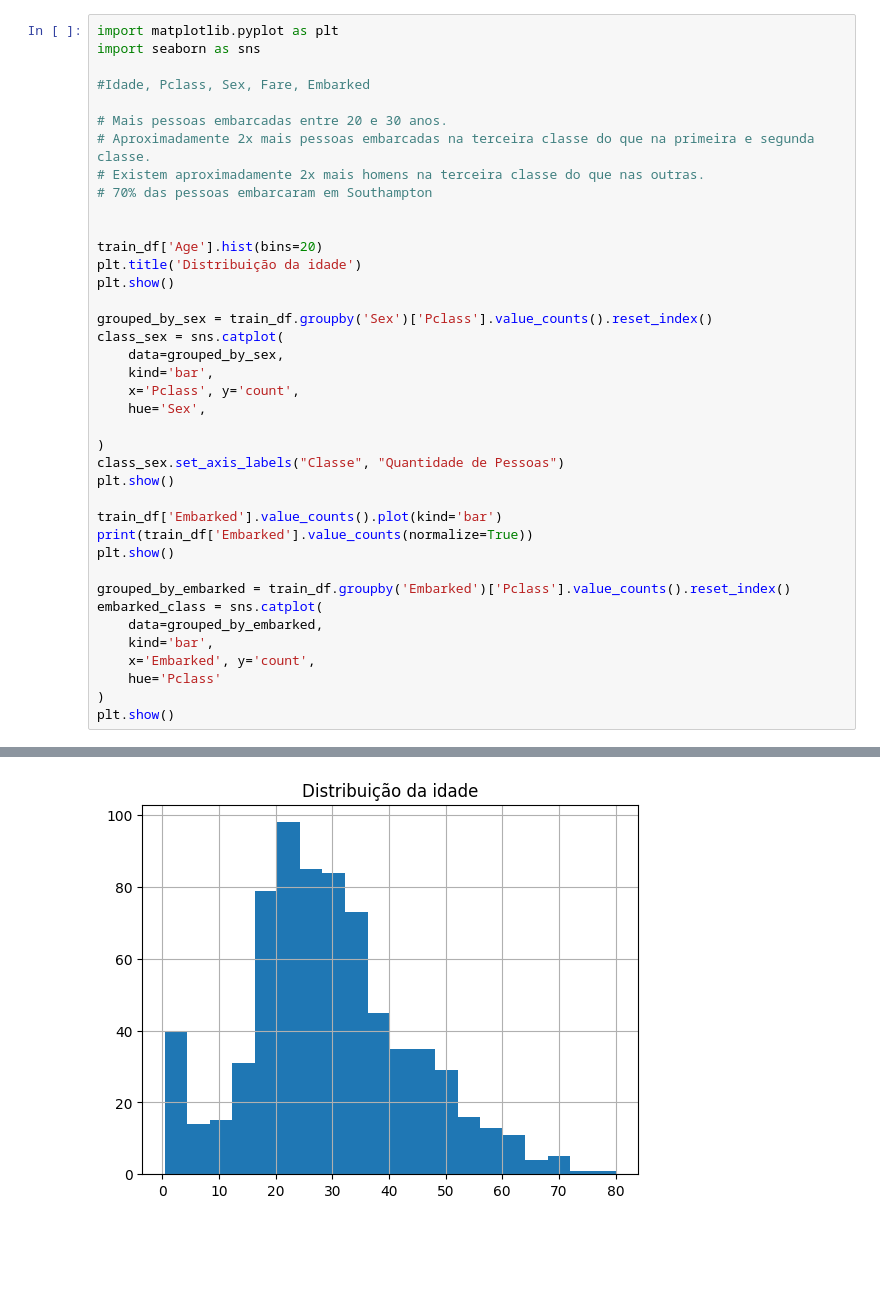
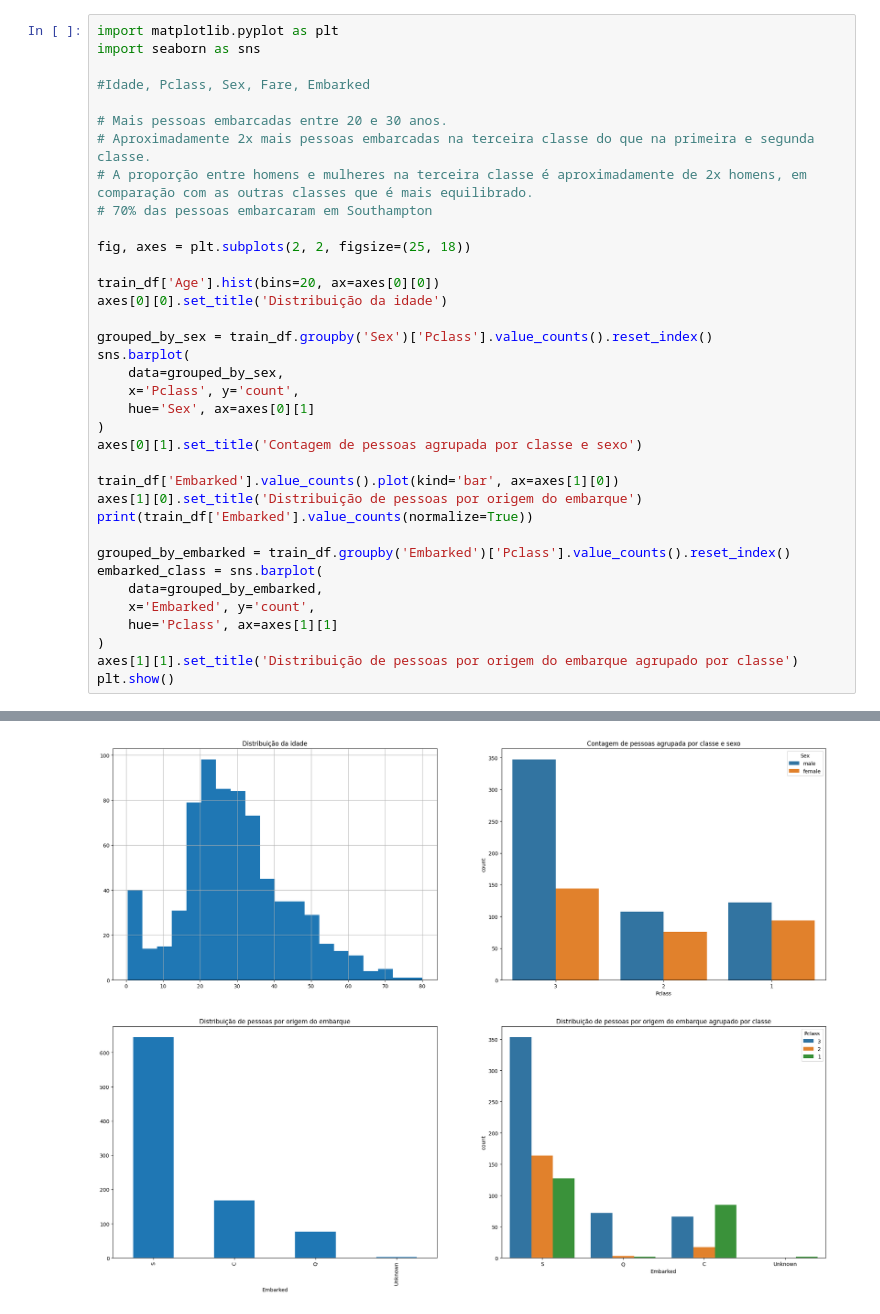
Before and after one commit to nevidomyyb/titanic-challenge, a Jupyter notebook: desafio.ipynb, the cells around one changed output, grey strips where cells are left out. Drawn from its saved outputs; the diff is of its cells as text; blank space fills up the shorter version.

Commit message:
add: better view of plots and violin plot of survived x fare

```diff
--- a/desafio.ipynb
+++ b/desafio.ipynb
@@ -51,35 +37,32 @@ import seaborn as sns
 
 # Mais pessoas embarcadas entre 20 e 30 anos.
 # Aproximadamente 2x mais pessoas embarcadas na terceira classe do que na primeira e segunda classe.
-# Existem aproximadamente 2x mais homens na terceira classe do que nas outras.
+# A proporção entre homens e mulheres na terceira classe é aproximadamente de 2x homens, em comparação com as outras classes que é mais equilibrado.
 # 70% das pessoas embarcaram em Southampton
 
+fig, axes = plt.subplots(2, 2, figsize=(25, 18))
 
-train_df['Age'].hist(bins=20)
-plt.title('Distribuição da idade')
-plt.show()
+train_df['Age'].hist(bins=20, ax=axes[0][0])
+axes[0][0].set_title('Distribuição da idade')
 
 grouped_by_sex = train_df.groupby('Sex')['Pclass'].value_counts().reset_index()
-class_sex = sns.catplot(
+sns.barplot(
     data=grouped_by_sex,
-    kind='bar',
     x='Pclass', y='count',
-    hue='Sex',
+    hue='Sex', ax=axes[0][1]
+)
+axes[0][1].set_title('Contagem de pessoas agrupada por classe e sexo')
 
-)
-class_sex.set_axis_labels("Classe", "Quantidade de Pessoas")
-plt.show()
-
-train_df['Embarked'].value_counts().plot(kind='bar')
+train_df['Embarked'].value_counts().plot(kind='bar', ax=axes[1][0])
+axes[1][0].set_title('Distribuição de pessoas por origem do embarque')
 print(train_df['Embarked'].value_counts(normalize=True))
-plt.show()
 
 grouped_by_embarked = train_df.groupby('Embarked')['Pclass'].value_counts().reset_index()
-embarked_class = sns.catplot(
+embarked_class = sns.barplot(
     data=grouped_by_embarked,
-    kind='bar',
     x='Embarked', y='count',
-    hue='Pclass'
+    hue='Pclass', ax=axes[1][1]
 )
+axes[1][1].set_title('Distribuição de pessoas por origem do embarque agrupado por classe')
 plt.show()
 # %% [output]
@@ -86 +75 @@ plt.show()
-[figure, old version]
+[figure, new version]
```
Also changed, not shown: parts of 4 cells of this notebook.
